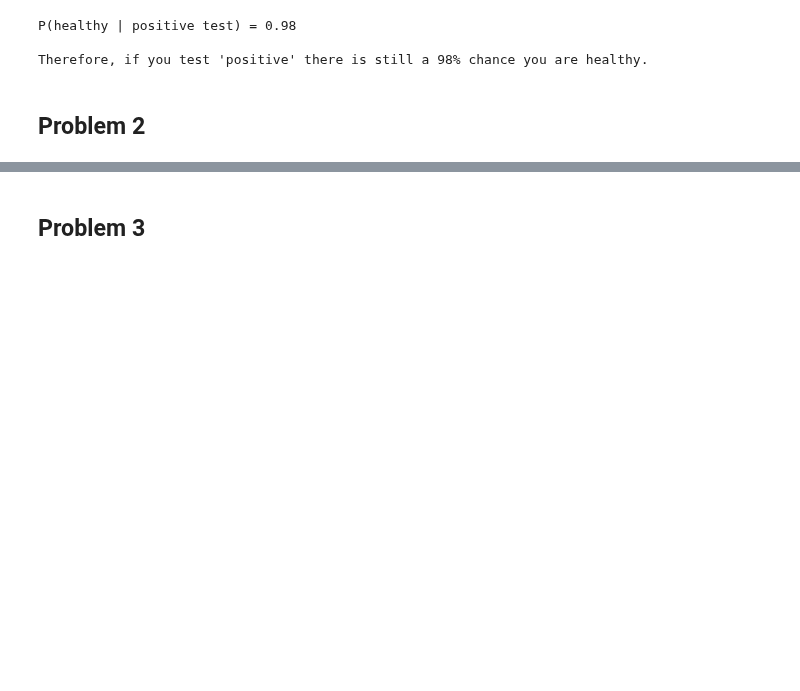
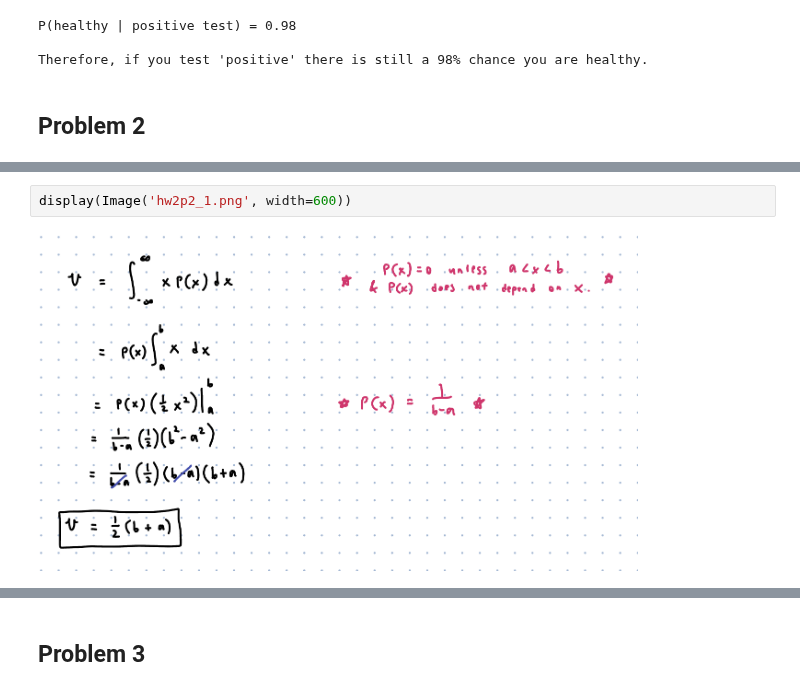
Before and after one commit to AutumnPearce/ASTR340, a Jupyter notebook: hws/hw2.ipynb, the cells around one changed output, grey strips where cells are left out. Drawn from its saved outputs; the diff is of its cells as text; blank space fills up the shorter version.

```diff
--- a/hws/hw2.ipynb
+++ b/hws/hw2.ipynb
@@ -30,2 +31,6 @@ Therefore, if you test 'positive' there is still a 98% chance you are healthy.
+# %%
+display(Image('hw2p2_1.png', width=600))
+# %% [output]
+[figure, added]
 # %% [markdown]
 ### variance
```
Also changed, not shown: parts of 8 cells of this notebook, 2 other files.
